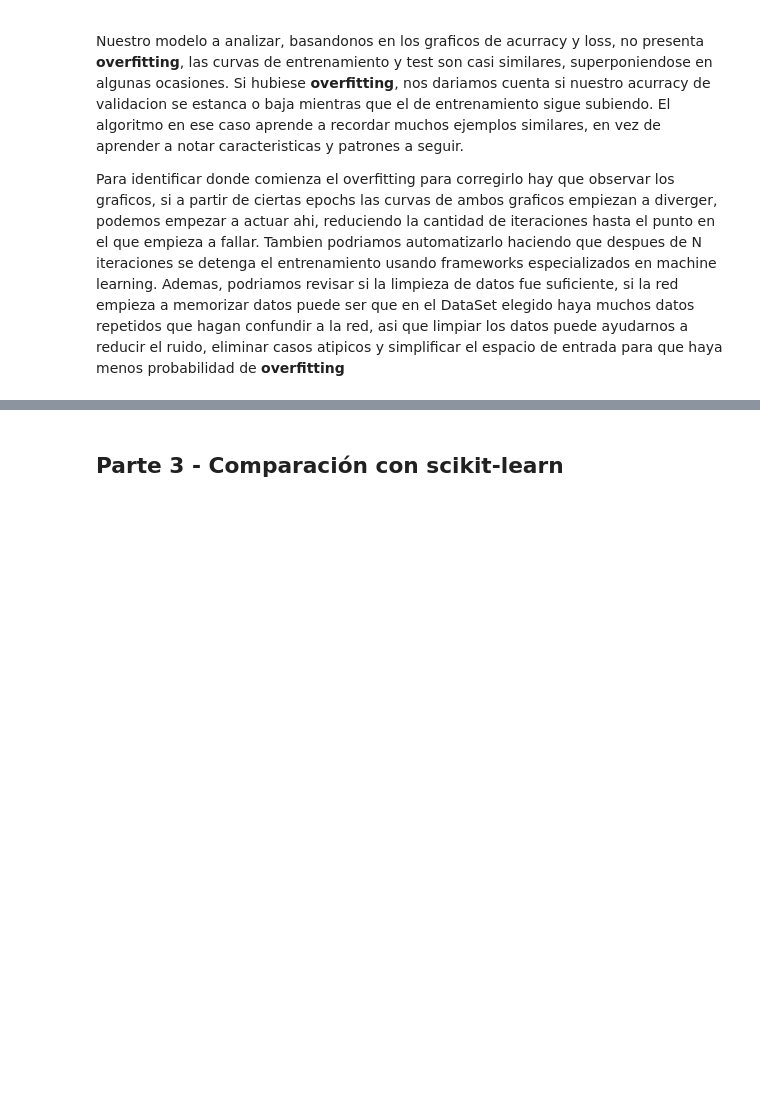
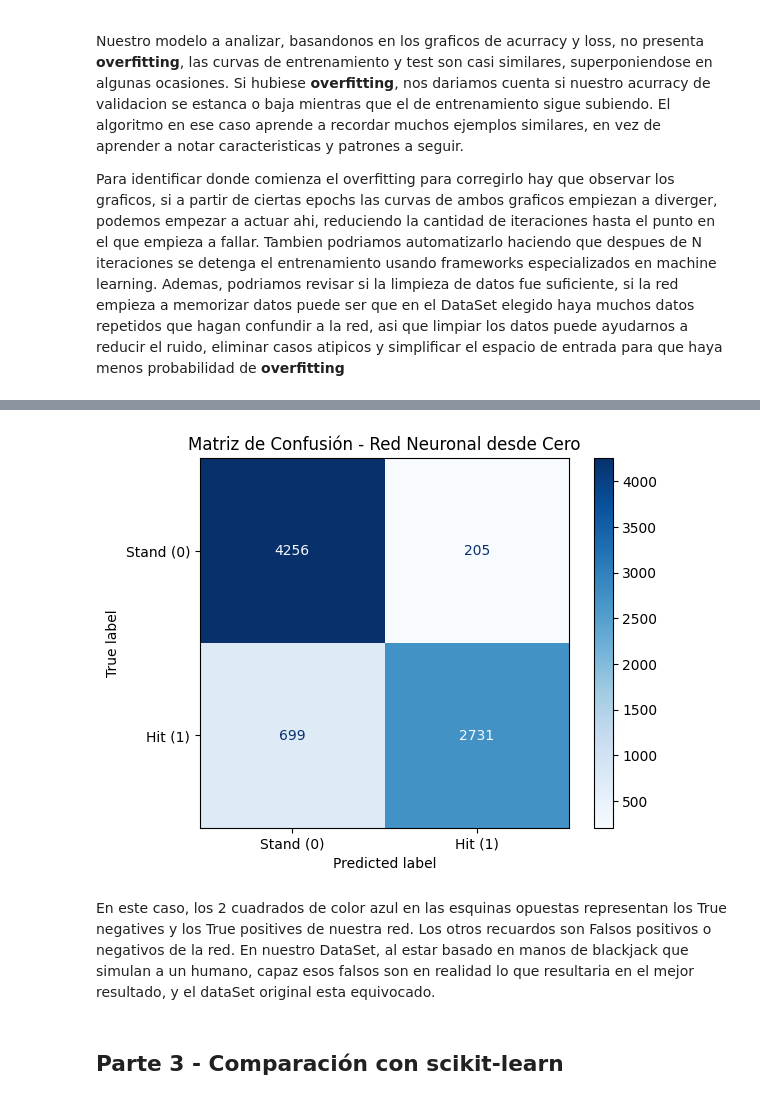
Before and after one commit to LeanSChavez/TP_FINAL_MATE3, a Jupyter notebook: TP_Final.ipynb, the cells around one changed output, grey strips where cells are left out. Drawn from its saved outputs; the diff is of its cells as text; code cells hidden in the pictures; blank space fills up the shorter version.

```diff
--- a/TP_Final.ipynb
+++ b/TP_Final.ipynb
@@ -425,3 +443,24 @@ Acción real en el dataframe: 0
+# %%
+from sklearn.metrics import confusion_matrix, ConfusionMatrixDisplay
+
+# Generamos predicciones binarias sobre el set de testeo.
+final_preds = forward_prop(X_test.T)[3]
+final_preds_bin = (final_preds.values >= 0.5).astype(int).flatten()
+
+# Convertimos Y_test a array plano para poder compararlo.
+y_true = Y_test.values.flatten()
+
+# Calculamos matriz de confusión
+cm = confusion_matrix(y_true, final_preds_bin)
+
+disp = ConfusionMatrixDisplay(confusion_matrix=cm, display_labels=['Stand (0)', 'Hit (1)'])
+disp.plot(cmap='Blues')
+plt.title("Matriz de Confusión - Red Neuronal desde Cero")
+plt.show()
+# %% [output]
+[figure, added]
+# %% [markdown]
+En este caso, los 2 cuadrados de color azul en las esquinas opuestas representan los True negatives y los True positives de nuestra red. Los otros recuardos son Falsos positivos o negativos de la red. En nuestro DataSet, al estar basado en manos de blackjack que simulan a un humano, capaz esos falsos son en realidad lo que resultaria en el mejor resultado, y el dataSet original esta equivocado.
 # %% [markdown]
 ## **Parte 3 - Comparación con scikit-learn**
 # %% [markdown]
```
Also changed, not shown: parts of 16 cells of this notebook.
